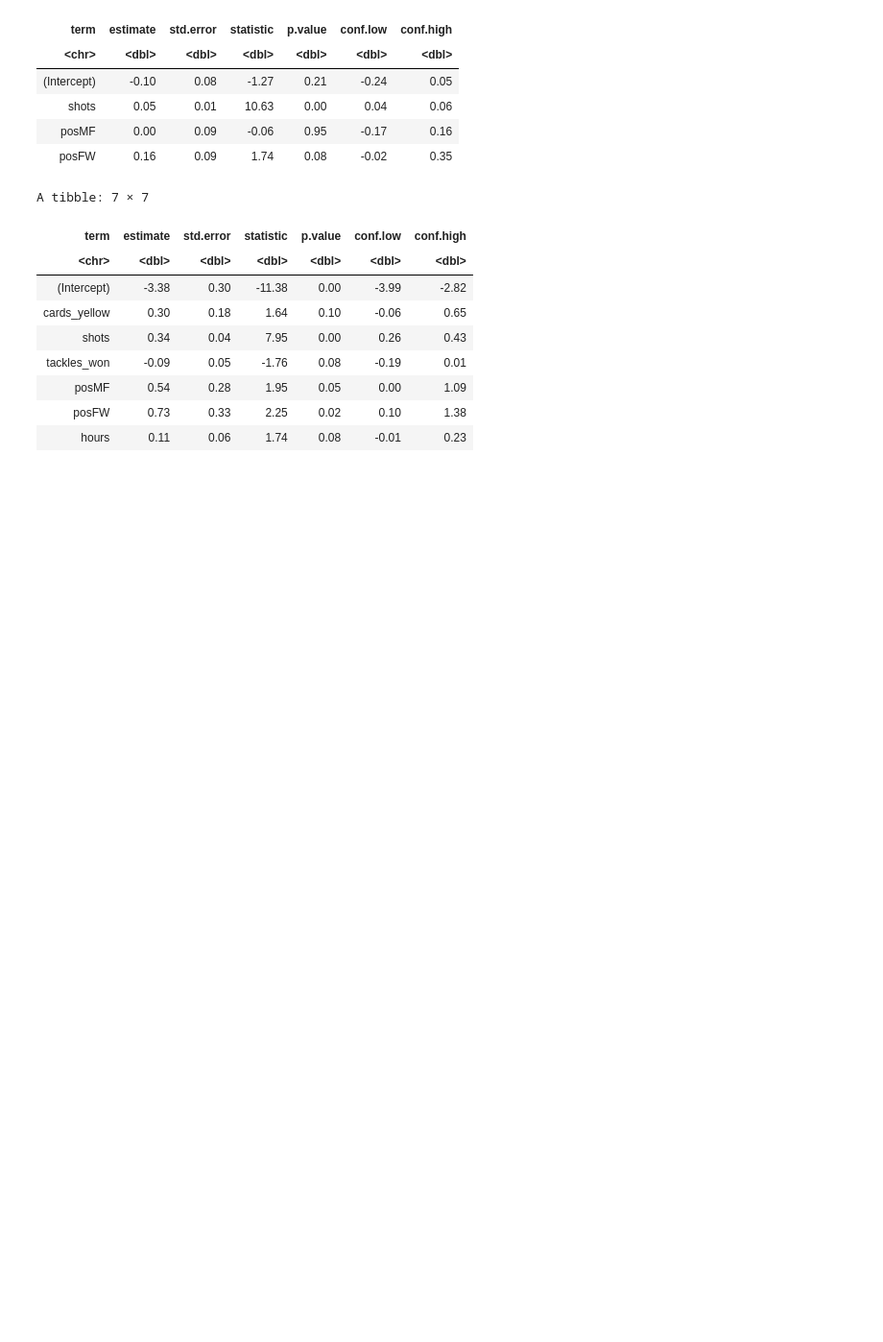
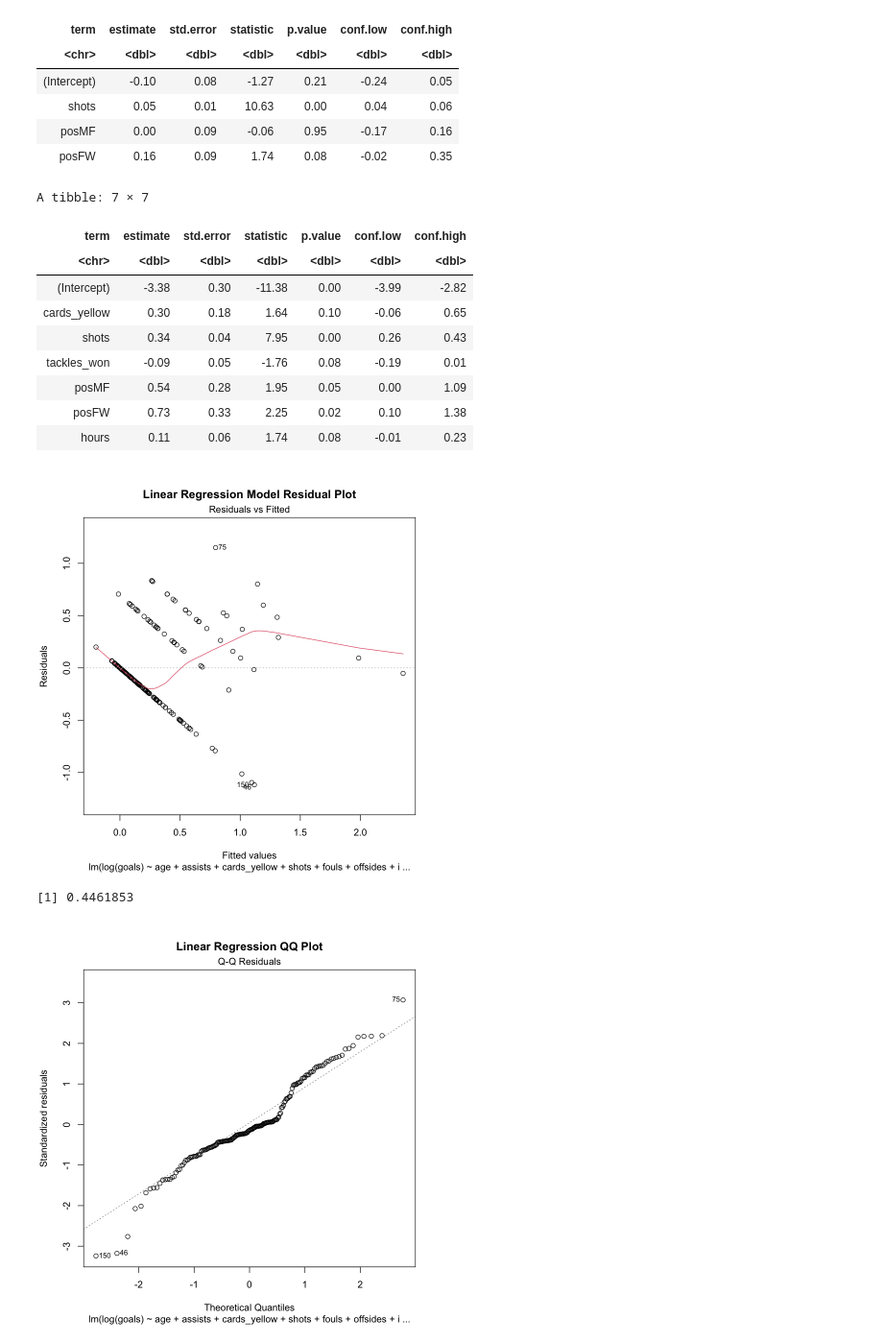
Before and after one commit to romansinkus/stat-301-project, a Jupyter notebook: roman/models2.ipynb, the cells around one changed output. Shown at 96% size. Cells and saved outputs as stored; diff of their text form; code cells hidden in the pictures; blank space fills up the shorter version.

```diff
--- a/roman/models2.ipynb
+++ b/roman/models2.ipynb
@@ -129,3 +138,11 @@ A tibble: 7 × 7
 | posMF | 0.54 | 0.28 | 1.95 | 0.05 | 0.00 | 1.09 |
 | posFW | 0.73 | 0.33 | 2.25 | 0.02 | 0.10 | 1.38 |
 | hours | 0.11 | 0.06 | 1.74 | 0.08 | -0.01 | 0.23 |
+# %%
+plot(lin_reg_model, 1, main = "Linear Regression Model Residual Plot")
+plot(lin_reg_model, 2, main = "Linear Regression QQ Plot")
+summary(lin_reg_model)$adj.r.squared
+# %% [output]
+[figure, added]
+[1] 0.4461853
+[figure, added]
```
Also changed, not shown: parts of 3 cells of this notebook.
